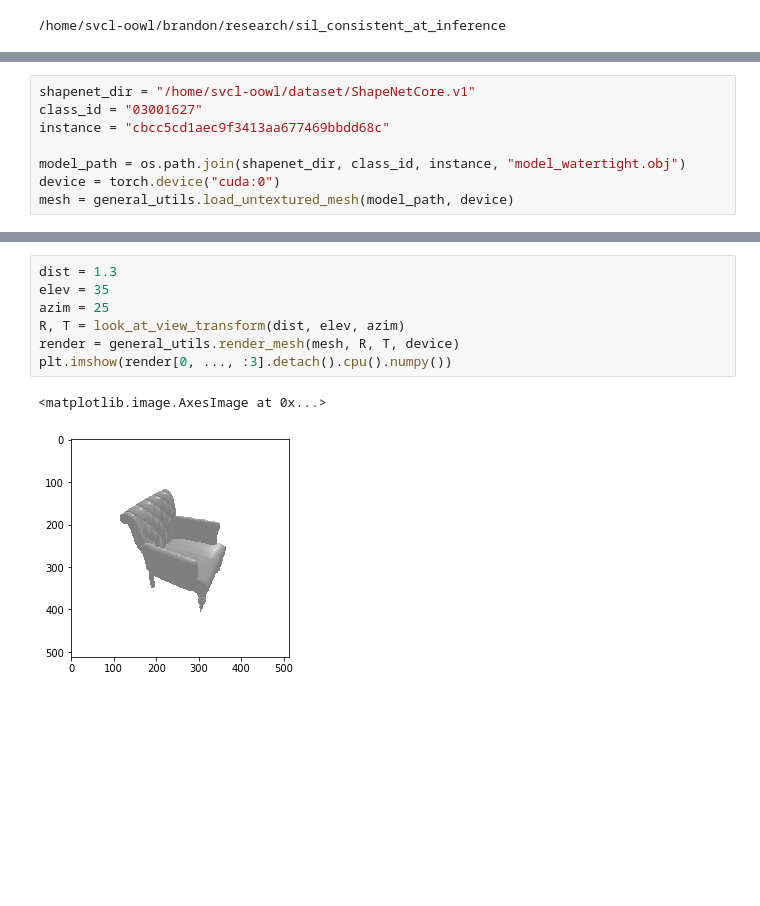
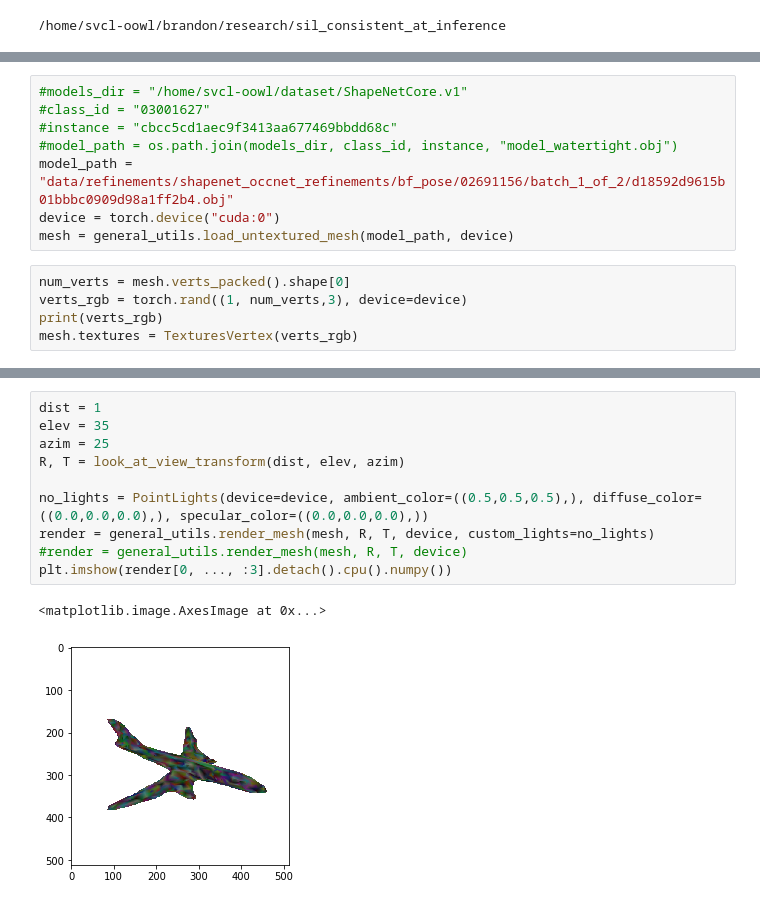
Before and after one commit to b7leung/sil_consistent_at_inference, a Jupyter notebook: notebooks/pytorch3d renderer.ipynb, the cells around one changed output, grey strips where cells are left out. Drawn from its saved outputs; the diff is of its cells as text; blank space fills up the shorter version.

```diff
--- a/notebooks/pytorch3d renderer.ipynb
+++ b/notebooks/pytorch3d renderer.ipynb
@@ -30,10 +30,15 @@ from utils import visualization_tools
 from utils.eval_utils import eval_metrics
 #from evaluation import compute_iou_2d, compute_iou_2d_given_pose, compute_iou_3d, compute_chamfer_L1
 # %%
-shapenet_dir = "/home/svcl-oowl/dataset/ShapeNetCore.v1"
-class_id = "03001627"
-instance = "cbcc5cd1aec9f3413aa677469bbdd68c"
-
-model_path = os.path.join(shapenet_dir, class_id, instance, "model_watertight.obj")
+#models_dir = "/home/svcl-oowl/dataset/ShapeNetCore.v1"
+#class_id = "03001627"
+#instance = "cbcc5cd1aec9f3413aa677469bbdd68c"
+#model_path = os.path.join(models_dir, class_id, instance, "model_watertight.obj")
+model_path = "data/refinements/shapenet_occnet_refinements/bf_pose/02691156/batch_1_of_2/d18592d9615b01bbbc0909d98a1ff2b4.obj"
 device = torch.device("cuda:0")
 mesh = general_utils.load_untextured_mesh(model_path, device)
+# %%
+num_verts = mesh.verts_packed().shape[0]
+verts_rgb = torch.rand((1, num_verts,3), device=device)
+print(verts_rgb)
+mesh.textures = TexturesVertex(verts_rgb)
@@ -40,10 +53,13 @@ mesh = general_utils.load_untextured_mesh(model_path, device)
 # %%
-dist = 1.3
+dist = 1
 elev = 35
 azim = 25
 R, T = look_at_view_transform(dist, elev, azim)
-render = general_utils.render_mesh(mesh, R, T, device)
+
+no_lights = PointLights(device=device, ambient_color=((0.5,0.5,0.5),), diffuse_color=((0.0,0.0,0.0),), specular_color=((0.0,0.0,0.0),))
+render = general_utils.render_mesh(mesh, R, T, device, custom_lights=no_lights)
+#render = general_utils.render_mesh(mesh, R, T, device)
 plt.imshow(render[0, ..., :3].detach().cpu().numpy())
 # %% [output]
 <matplotlib.image.AxesImage at 0x...>
-[figure, old version]
+[figure, new version]
```
Also changed, not shown: parts of 2 cells of this notebook, 14 other files.
